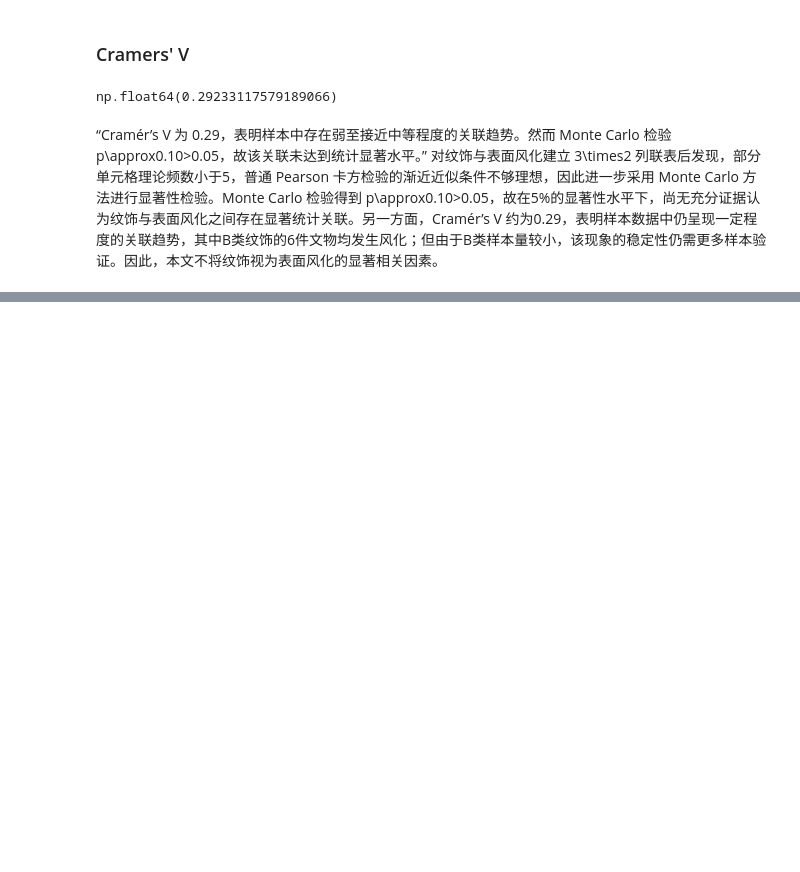
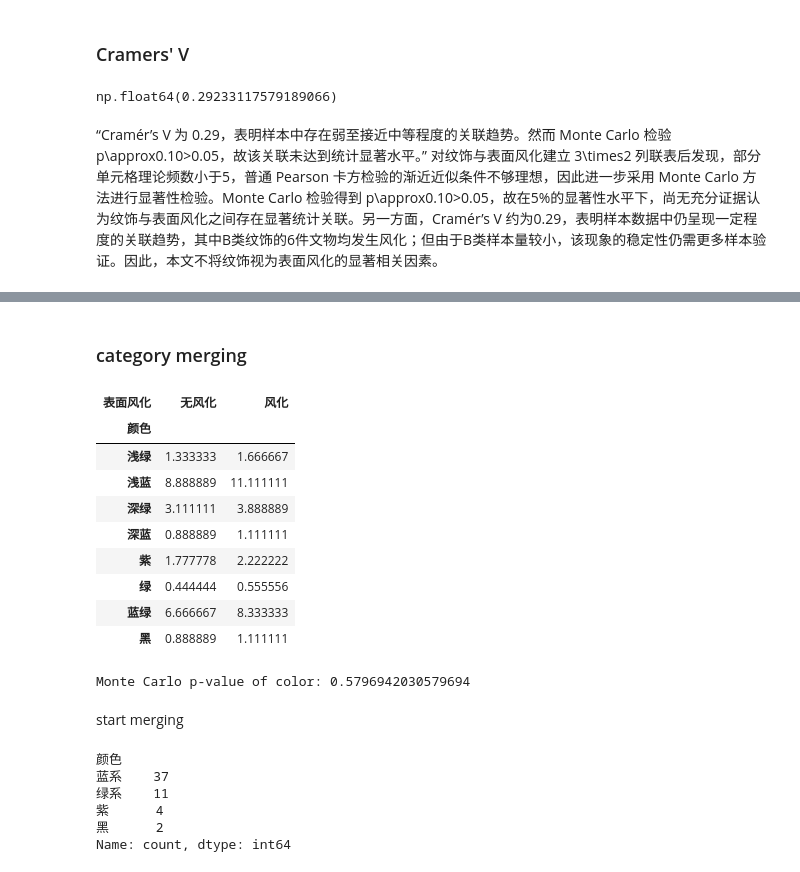
Before and after one commit to xxvan621/CUMCM-2022C-Practice, a Jupyter notebook: notebook/q1a.ipynb, the cells around one changed output, grey strips where cells are left out. Cells and saved outputs as stored; diff of their text form; code cells hidden in the pictures; blank space fills up the shorter version.

```diff
--- a/notebook/q1a.ipynb
+++ b/notebook/q1a.ipynb
@@ -244,0 +290,40 @@ np.float64(0.29233117579189066)
+# %% [markdown]
+### category merging
+# %%
+color_result = chi2_contingency(color_table, correction=False)
+df_expected_color = pd.DataFrame (color_result.expected_freq, index=color_table.index, columns=color_table.columns)
+df_expected_color
+# %% [output]
+| 表面风化 | 无风化 | 风化 |
+| 颜色 |  |  |
+| 浅绿 | 1.333333 | 1.666667 |
+| 浅蓝 | 8.888889 | 11.111111 |
+| 深绿 | 3.111111 | 3.888889 |
+| 深蓝 | 0.888889 | 1.111111 |
+| 紫 | 1.777778 | 2.222222 |
+| 绿 | 0.444444 | 0.555556 |
+| 蓝绿 | 6.666667 | 8.333333 |
+| 黑 | 0.888889 | 1.111111 |
+# %%
+color_mc_result = chi2_contingency(color_table, correction=False, method=mc_method)
+print("Monte Carlo p-value of color:", color_mc_result.pvalue)
+# %% [output]
+Monte Carlo p-value of color: 0.5796942030579694
+# %% [markdown]
+start merging
+# %%
+df_color_merge = df_color.copy()
+df_color_merge["颜色"] = df_color_merge["颜色"].replace({"浅蓝":"蓝系",
+                                                     "深蓝":"蓝系",
+                                                     "蓝绿":"蓝系",
+                                                     "浅绿":"绿系",
+                                                     "深绿":"绿系",
+                                                     "绿":"绿系"})
+df_color_merge["颜色"].value_counts()
+# %% [output]
+颜色
+蓝系    37
+绿系    11
+紫      4
+黑      2
+Name: count, dtype: int64
```
Also changed, not shown: parts of 15 cells of this notebook.
